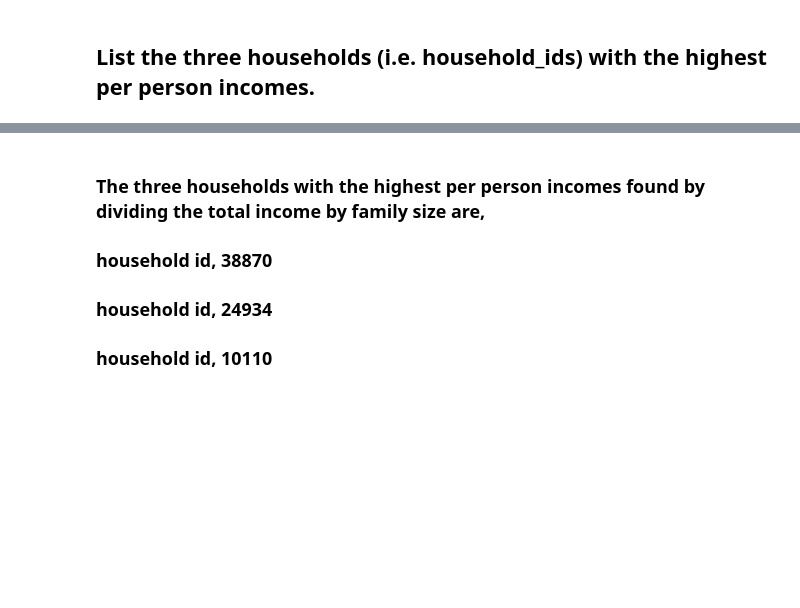
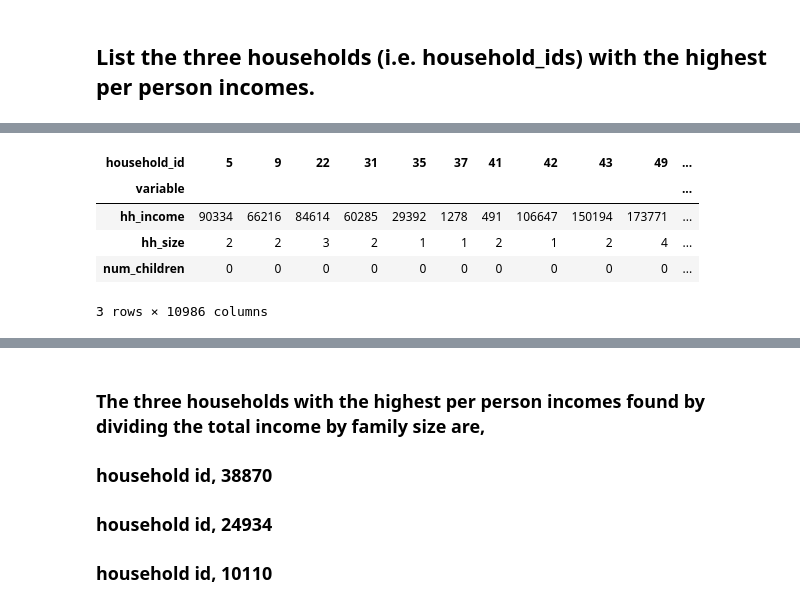
Before and after one commit to Lidetsal/Code_Practice, a Jupyter notebook: Data_Prep.ipynb, the cells around one changed output, grey strips where cells are left out. Saved outputs shown, nothing was run; the diff lists cells and outputs as text; code cells hidden in the pictures; blank space fills up the shorter version.

```diff
--- a/Alemu.ipynb
+++ b/Data_Prep.ipynb
@@ -95,8 +112,15 @@ household.head()
 # %%
-# household = household.pivot(index='variable', columns='household_id', values='value')
+household = household.pivot(index='variable', columns='household_id', values='value')
 
 
-# household
+household
+# %% [output]
+| household_id | 5 | 9 | 22 | 31 | 35 | 37 | 41 | 42 | 43 | 49 | ... |
+| variable |  |  |  |  |  |  |  |  |  |  | ... |
+| hh_income | 90334 | 66216 | 84614 | 60285 | 29392 | 1278 | 491 | 106647 | 150194 | 173771 | ... |
+| hh_size | 2 | 2 | 3 | 2 | 1 | 1 | 2 | 1 | 2 | 4 | ... |
+| num_children | 0 | 0 | 0 | 0 | 0 | 0 | 0 | 0 | 0 | 0 | ... |
+3 rows × 10986 columns
 # %%
 household = household.T
 
```
Also changed, not shown: parts of 4 cells of this notebook, 1 other file.
